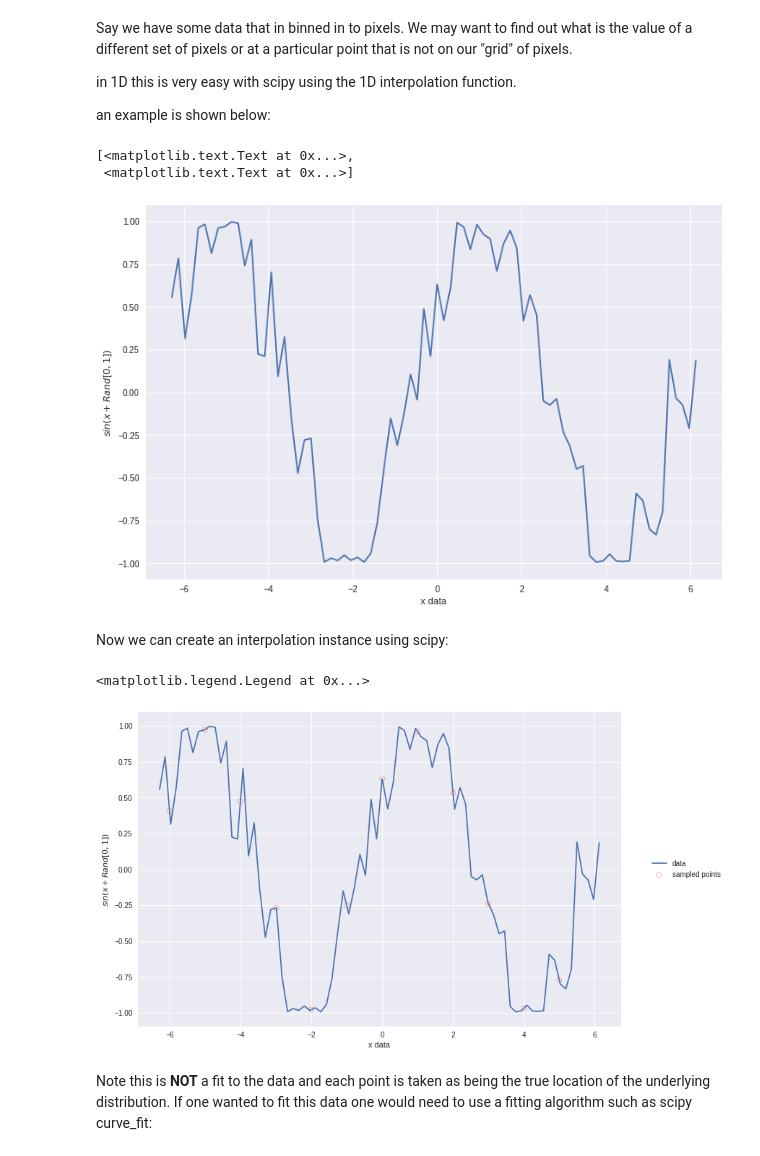
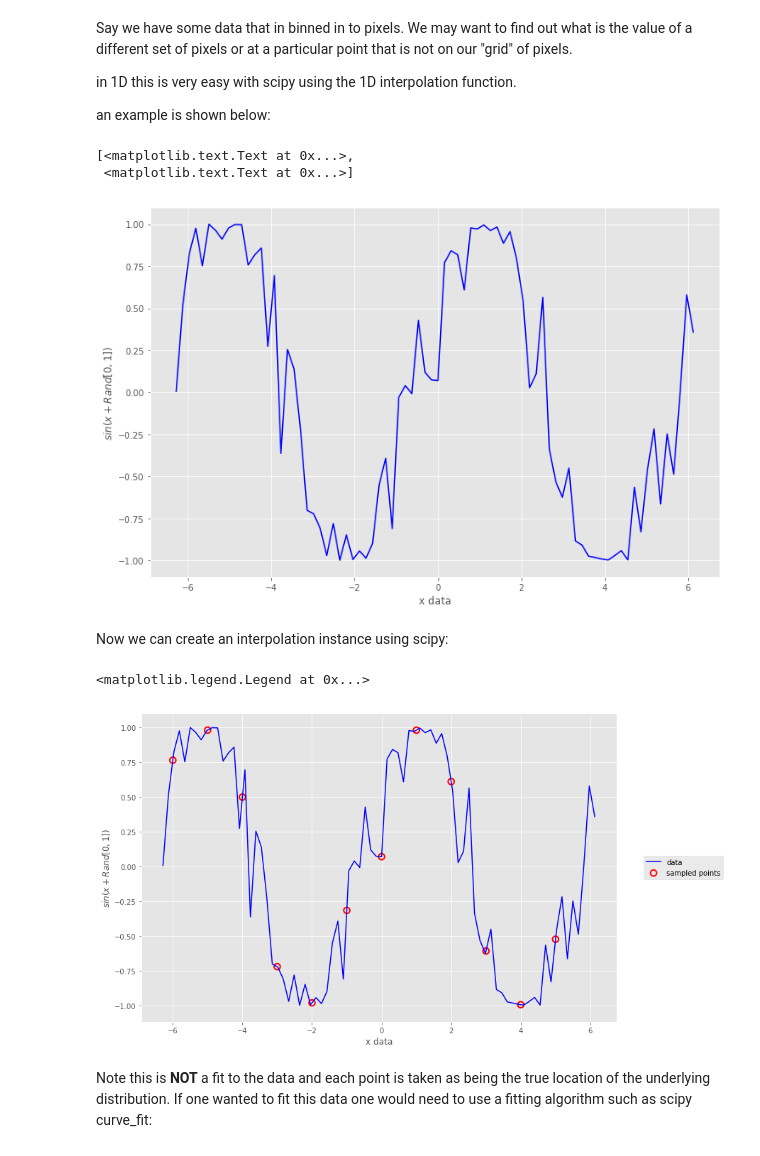
Before and after one commit to njcuk9999/neil_python_examples, a Jupyter notebook: scipy/one_d_interp_fitting.ipynb, the cells around one changed output. Cells and saved outputs as stored; diff of their text form; code cells hidden in the pictures.

Commit message:
updated one d example - plot style + marker linewidth

```diff
--- a/scipy/one_d_interp_fitting.ipynb
+++ b/scipy/one_d_interp_fitting.ipynb
@@ -9,31 +9,31 @@ an example is shown below:
 # %%
 # notebook
 %matplotlib inline
 # imports
 import numpy as np
 import matplotlib.pyplot as plt
 from scipy.interpolate import interp1d
 
 # set matplotlib style
-plt.style.use('seaborn')
+plt.style.use('ggplot')
 
 # set up some fake x data, x is binned into pixels of pi/20.
 x = np.arange(-2*np.pi, 2*np.pi, np.pi/20.)
 # set up some fake y data sin + random
 y = np.sin(x + np.random.uniform(0, 1, size=len(x)))
 
 # set up plot
 fig, frame = plt.subplots(ncols=1, nrows=1)
 fig.set_size_inches(12, 8)
 
 # plot the raw data
-frame.plot(x, y, label='data')
+frame.plot(x, y, label='data', color='b')
 # format axis
 frame.set(xlabel='x data', ylabel=r'$sin(x + Rand[0, 1])$')
 # %% [output]
 [<matplotlib.text.Text at 0x...>,
  <matplotlib.text.Text at 0x...>]
-[figure, old version]
+[figure, new version]
 # %% [markdown]
 Now we can create an interpolation instance using scipy:
 # %%
@@ -49,16 +49,16 @@ fig, frame = plt.subplots(ncols=1, nrows=1)
 fig.set_size_inches(12, 8)
 
 # and plot the raw data with the new points overplotted
-frame.plot(x, y, label='data')
+frame.plot(x, y, label='data', color='b')
 frame.scatter(xnew, ynew, label='sampled points', marker='o', edgecolor='r',
-              facecolor='None')
+              facecolor='None', s=75, linewidth=2)
 # format axis
 frame.set(xlabel='x data', ylabel=r'$sin(x + Rand[0, 1])$')
 # add legend (force outside bounds by bbox_to_anchor)
 frame.legend(loc=6, bbox_to_anchor=(1.05, 0.5))
 # %% [output]
 <matplotlib.legend.Legend at 0x...>
-[figure, old version]
+[figure, new version]
 # %% [markdown]
 Note this is **NOT** a fit to the data and each point is taken as being the true location of the underlying distribution. If one wanted to fit this data one would need to use a fitting algorithm such as scipy curve_fit:
 # %%
```
Also changed, not shown: parts of 1 cell of this notebook.
